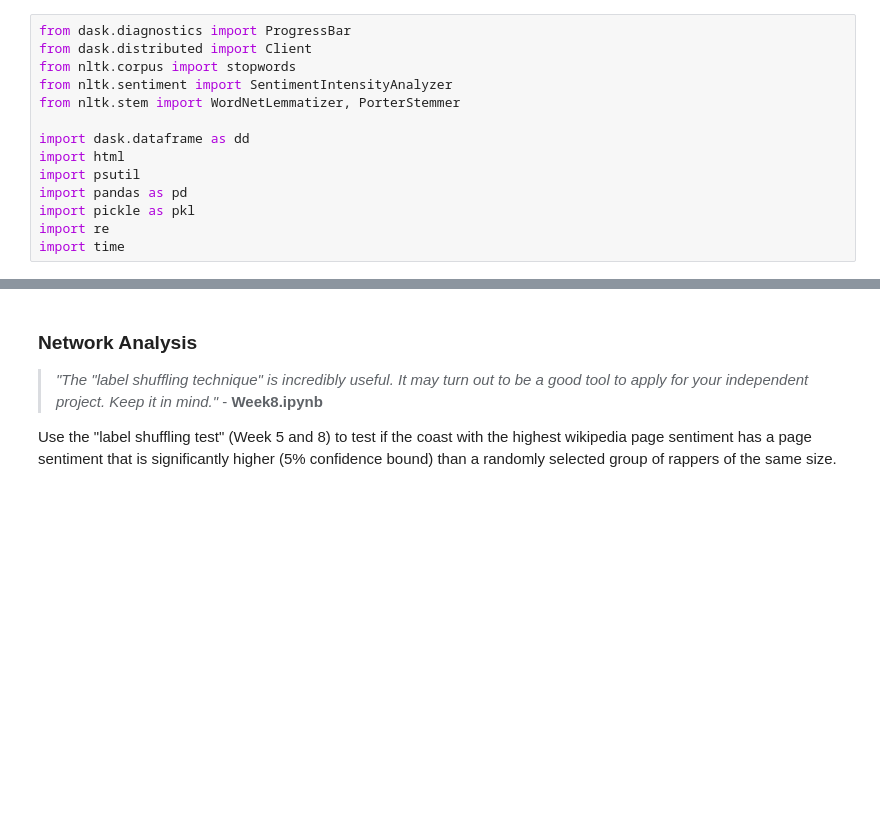
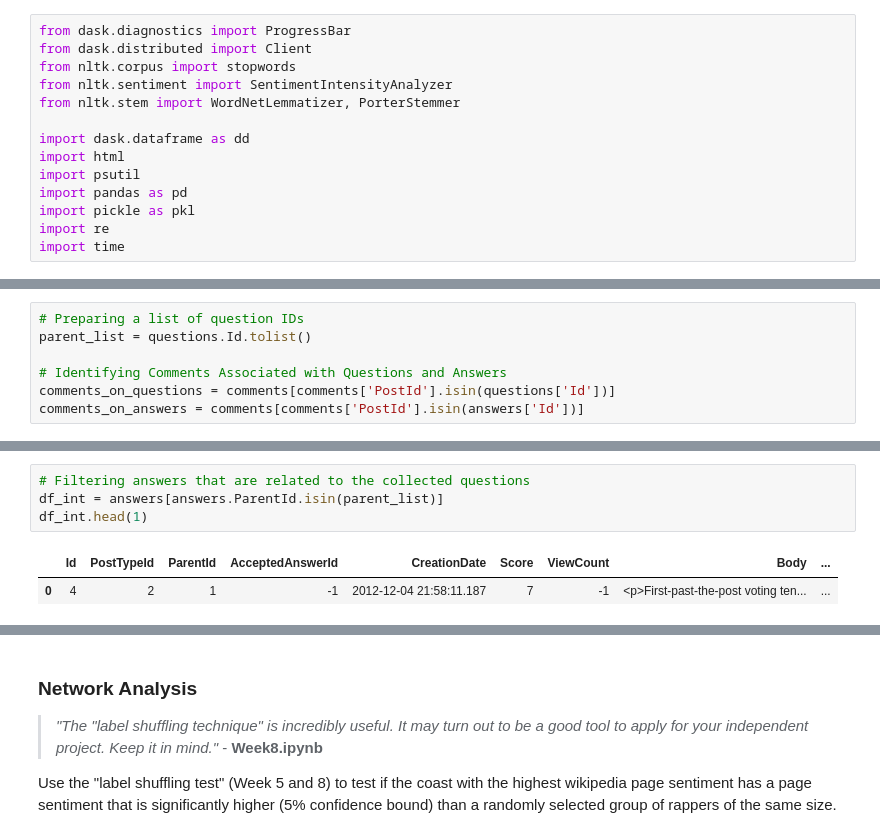
Before and after one commit to pierrehogenhaug/stackexchange_politics, a Jupyter notebook: network_new.ipynb, the cells around one changed output, grey strips where cells are left out. Cells and saved outputs as stored; diff of their text form; blank space fills up the shorter version.

```diff
--- a/network_new.ipynb
+++ b/network_new.ipynb
@@ -16,0 +29,7 @@ import time
+# %%
+# Preparing a list of question IDs
+parent_list = questions.Id.tolist()
+
+# Identifying Comments Associated with Questions and Answers
+comments_on_questions = comments[comments['PostId'].isin(questions['Id'])]
+comments_on_answers = comments[comments['PostId'].isin(answers['Id'])]
@@ -16,0 +76,7 @@ import time
+# %%
+# Filtering answers that are related to the collected questions
+df_int = answers[answers.ParentId.isin(parent_list)]
+df_int.head(1)
+# %% [output]
+|  | Id | PostTypeId | ParentId | AcceptedAnswerId | CreationDate | Score | ViewCount | Body | ... |
+| 0 | 4 | 2 | 1 | -1 | 2012-12-04 21:58:11.187 | 7 | -1 | <p>First-past-the-post voting ten... | ... |
```
Also changed, not shown: parts of 38 cells of this notebook.
